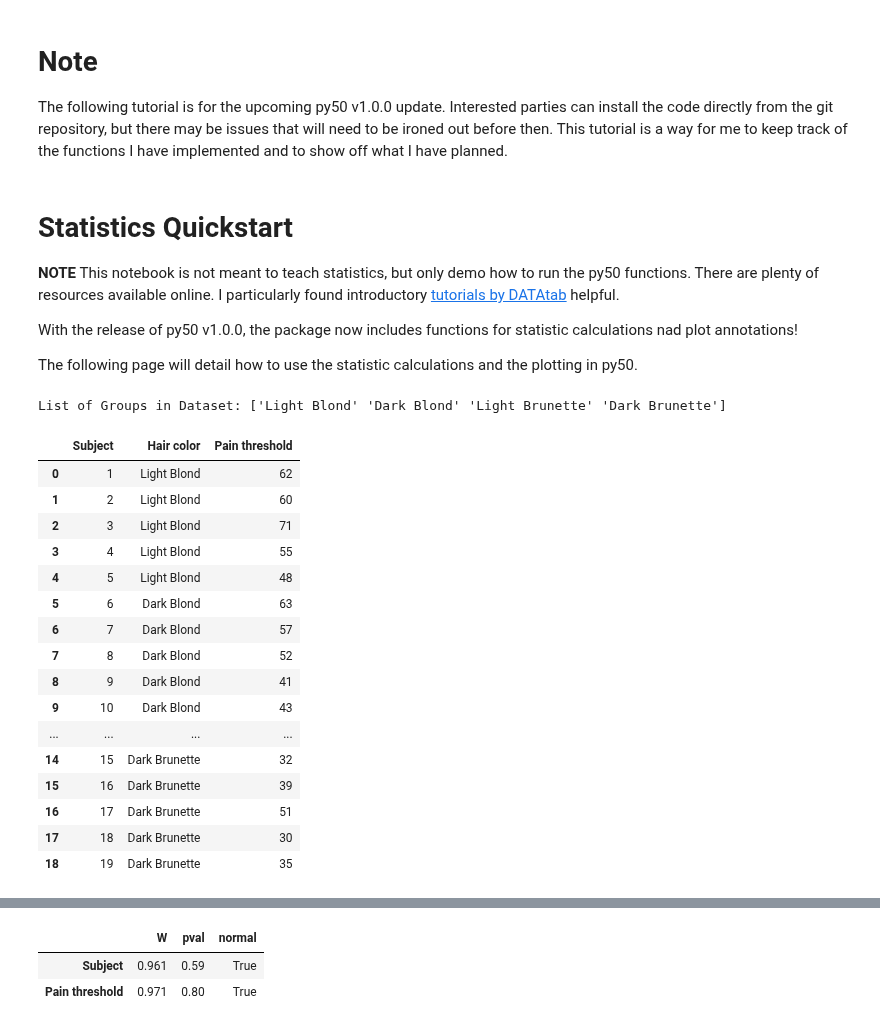
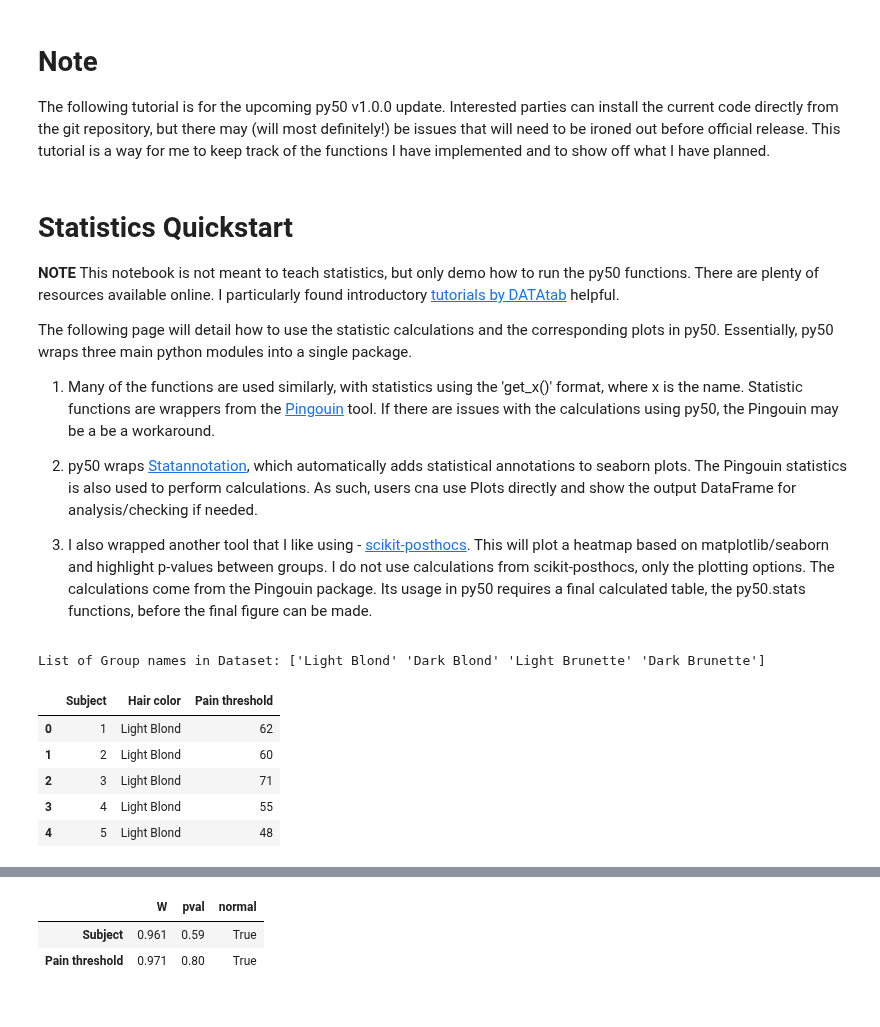
Before and after one commit to tlint101/py50, a Jupyter notebook: tutorials/006_statistics_quickstart.ipynb, the cells around one changed output, grey strips where cells are left out. Saved outputs shown, nothing was run; the diff lists cells and outputs as text; code cells hidden in the pictures.

Commit message:
statistics tutorial

```diff
--- a/tutorials/006_statistics_quickstart.ipynb
+++ b/tutorials/006_statistics_quickstart.ipynb
@@ -1,16 +1,20 @@
 # %% [markdown]
 # Note
 
-The following tutorial is for the upcoming py50 v1.0.0 update. Interested parties can install the code directly from the git repository, but there may be issues that will need to be ironed out before then. This tutorial is a way for me to keep track of the functions I have implemented and to show off what I have planned.
+The following tutorial is for the upcoming py50 v1.0.0 update. Interested parties can install the current code directly from the git repository, but there may (will most definitely!) be issues that will need to be ironed out before official release. This tutorial is a way for me to keep track of the functions I have implemented and to show off what I have planned.
 # %% [markdown]
 # Statistics Quickstart
 
-**NOTE** This notebook is not meant to teach statistics, but only demo how to run the py50 functions. There are plenty of resources available online. I particularly found introductory [tutorials by DATAtab](https://datatab.net/tutorial/get-started) helpful.
+**NOTE**
+This notebook is not meant to teach statistics, but only demo how to run the py50 functions. There are plenty of resources available online. I particularly found introductory [tutorials by DATAtab](https://datatab.net/tutorial/get-started) helpful.
 
+The following page will detail how to use the statistic calculations and the corresponding plots in py50. Essentially, py50 wraps three main python modules into a single package.
 
-With the release of py50 v1.0.0, the package now includes functions for statistic calculations nad plot annotations!
+1) Many of the functions are used similarly, with statistics using the 'get_x()' format, where x is the name. Statistic functions are wrappers from the [Pingouin](https://pingouin-stats.org/build/html/index.html) tool. If there are issues with the calculations using py50, the Pingouin may be a be a workaround.
 
-The following page will detail how to use the statistic calculations and the plotting in py50.
+2) py50 wraps [Statannotation](https://github.com/trevismd/statannotations), which automatically adds statistical annotations to seaborn plots. The Pingouin statistics is also used to perform calculations. As such, users cna use Plots directly and show the output DataFrame for analysis/checking if needed.
+
+3) I also wrapped another tool that I like using - [scikit-posthocs](https://scikit-posthocs.readthedocs.io/en/latest/). This will plot a heatmap based on matplotlib/seaborn and highlight p-values between groups. I do not use calculations from scikit-posthocs, only the plotting options. The calculations come from the Pingouin package. Its usage in py50 requires a final calculated table, the py50.stats functions, before the final figure can be made.
 # %%
 from py50.stats import Stats, Plots
 import pingouin as pg
@@ -18,25 +26,14 @@ from matplotlib import pyplot as plt
 # %%
 # Load an example dataset comparing pain threshold as a function of hair color
 df = pg.read_dataset('anova')
-print('List of Groups in Dataset:', df['Hair color'].unique())
+print('List of Group names in Dataset:', df['Hair color'].unique())
 working_df = df
-working_df
+working_df.head()
 # %% [output]
-List of Groups in Dataset: ['Light Blond' 'Dark Blond' 'Light Brunette' 'Dark Brunette']
+List of Group names in Dataset: ['Light Blond' 'Dark Blond' 'Light Brunette' 'Dark Brunette']
 |  | Subject | Hair color | Pain threshold |
 | 0 | 1 | Light Blond | 62 |
 | 1 | 2 | Light Blond | 60 |
 | 2 | 3 | Light Blond | 71 |
 | 3 | 4 | Light Blond | 55 |
 | 4 | 5 | Light Blond | 48 |
-| 5 | 6 | Dark Blond | 63 |
-| 6 | 7 | Dark Blond | 57 |
-| 7 | 8 | Dark Blond | 52 |
-| 8 | 9 | Dark Blond | 41 |
-| 9 | 10 | Dark Blond | 43 |
-| ... | ... | ... | ... |
-| 14 | 15 | Dark Brunette | 32 |
-| 15 | 16 | Dark Brunette | 39 |
-| 16 | 17 | Dark Brunette | 51 |
-| 17 | 18 | Dark Brunette | 30 |
-| 18 | 19 | Dark Brunette | 35 |
```
Also changed, not shown: parts of 27 cells of this notebook, 1 other file.
